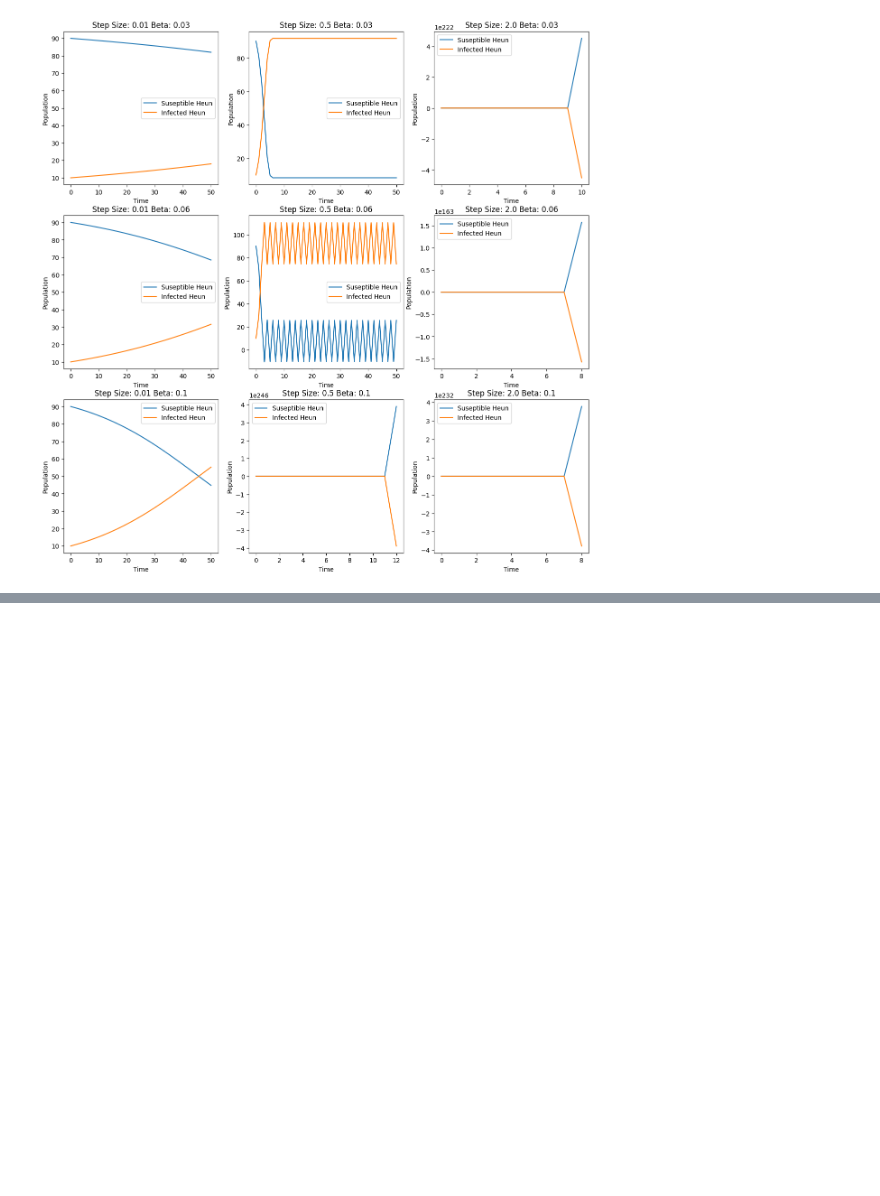
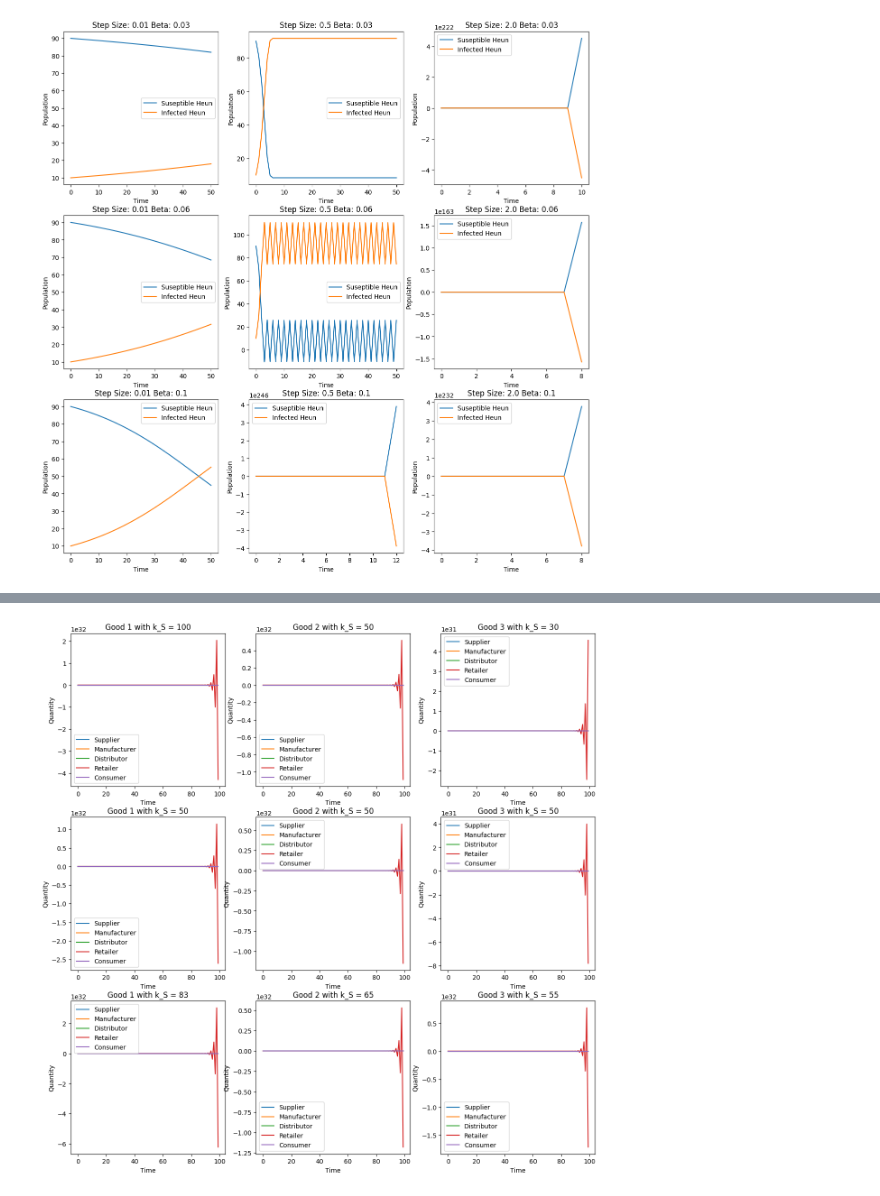
Before and after one commit to aiqojo/csys6020, a Jupyter notebook: HW1.ipynb, the cells around one changed output, grey strips where cells are left out. Drawn from its saved outputs; the diff is of its cells as text; code cells hidden in the pictures; blank space fills up the shorter version.

```diff
--- a/HW1.ipynb
+++ b/HW1.ipynb
@@ -159,0 +150,89 @@ plt.show()
+# %%
+import numpy as np
+from scipy.integrate import odeint
+import matplotlib.pyplot as plt
+from sdeint import itoint
+'''
+Supply Chain Model
+'''
+
+def supply_chain(Y, dt, K_p, k_SM, k_MD, k_DR, k_RC, k_CC, A, P, sigma):
+    n = len(k_SM)
+    S = np.array(Y[:n])
+    M = np.array(Y[n:2*n])
+    D = np.array(Y[2*n:3*n])
+    R = np.array(Y[3*n:4*n])
+    C = np.array(Y[4*n:])
+
+    dSdt = K_p - A @ k_SM * S
+    dMdt = A @ k_SM * S - k_MD * M
+    dDdt = A @ k_MD * M - k_DR * D
+    dRdt = A @ k_DR * D - k_RC * R
+    dCdt = A @ k_RC * R * P / np.sum(Y[4*n:]) - k_CC * C
+
+    # Adding unpredictability
+    dSdt += sigma * np.random.normal(0, 1, n) * S
+    dMdt += sigma * np.random.normal(0, 1, n) * M
+    dDdt += sigma * np.random.normal(0, 1, n) * D
+    dRdt += sigma * np.random.normal(0, 1, n) * R
+    dCdt += sigma * np.random.normal(0, 1, n) * C
+
+    Y_new = Y + np.concatenate([dSdt, dMdt, dDdt, dRdt, dCdt]) * dt
+
+    return Y_new
+
+# Define time span
+tmax = 100
+t = np.linspace(0, tmax, tmax)
+
+# Initial conditions (for a 3-goods example)
+S0 = np.array([30, 30, 30])
+M0 = np.array([50, 50, 50])
+D0 = np.array([50, 50, 50])
+R0 = np.array([50, 50, 50])
+C0 = np.array([5, 5, 5])
+Y0 = np.concatenate([S0, M0, D0, R0, C0])
+
+# Example parameter values
+k_S = np.array([2, 2, 2])
+k_SM = np.array([2, 2, 2])
+k_MD = np.array([2, 2, 2])
+k_DR = np.array([2, 2, 2])
+k_RC = np.array([3, 3, 3])
+k_CC = np.array([0.05, 0.05, 0.05]) # customer consumption, aka consumption rate of good
+
+# Dependency matrix of Goods on each others supply chains
+A = np.array([[0.8, 0.1, 0.1], [0.1, 0.8, 0.1], [0.1, 0.1, 0.8]])
+# Preference vector
+P = np.array([0.33, 0.33, 0.34])
+
+# Parameter sweep (example: varying k_SM)
+k_S_values = [np.array([100, 50, 30]),
+              np.array([50, 50, 50]),
+              np.array([round(np.random.normal(80, 40)) for _ in range(3)])]
+results = []
+
+for k in range(len(k_S_values)):
+    Y = Y0.copy()
+    result = []
+    for i in range(len(t)-1):
+        Y = supply_chain(Y, t[i+1]-t[i], k_S_values[k], k_SM, k_MD, k_DR, k_RC, k_CC, A, P, 0.1)
+        result.append(Y)
+    results.append(np.array(result))
+
+# for each k_S value, plot the supply chain dynamics for each good with every agents values
+fig, ax = plt.subplots(3, 3, figsize=(15, 15))
+for i in range(len(k_S_values)):
+  for j in range(3):
+    print(len(results[i][:, j]))
+    ax[i,j].plot(t[:tmax-1], results[i][:, j], label="Supplier")
+    ax[i,j].plot(t[:tmax-1], results[i][:, j+3], label="Manufacturer")
+    ax[i,j].plot(t[:tmax-1], results[i][:, j+6], label="Distributor")
+    ax[i,j].plot(t[:tmax-1], results[i][:, j+9], label="Retailer")
+    ax[i,j].plot(t[:tmax-1], results[i][:, j+12], label="Consumer")
+    ax[i,j].set_xlabel("Time")
+    ax[i,j].set_ylabel("Quantity")
+    ax[i,j].set_title(f"Good {j+1} with k_S = {k_S_values[i][j]}")
+    ax[i,j].legend()
+plt.show()
+# %% [output]
@@ -159,0 +248 @@ plt.show()
+[figure, added]
```
Also changed, not shown: parts of 2 cells of this notebook.
